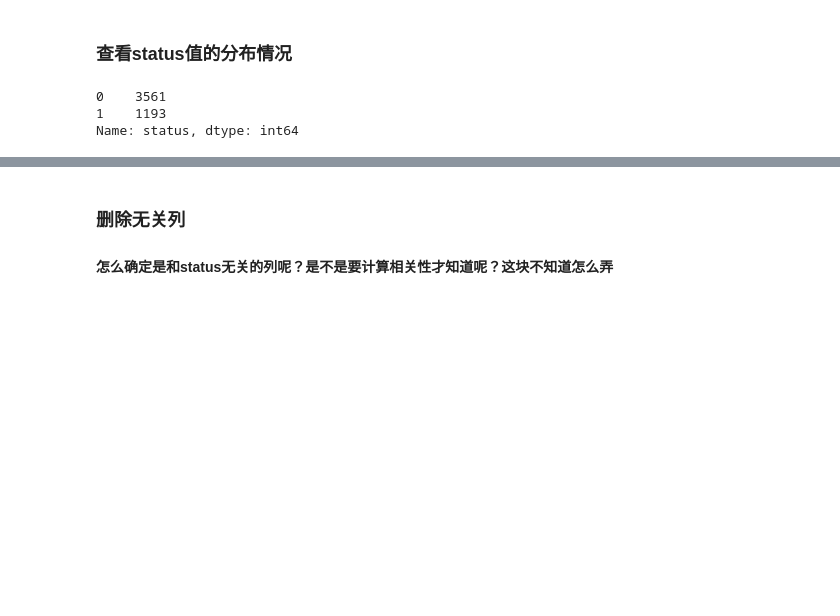
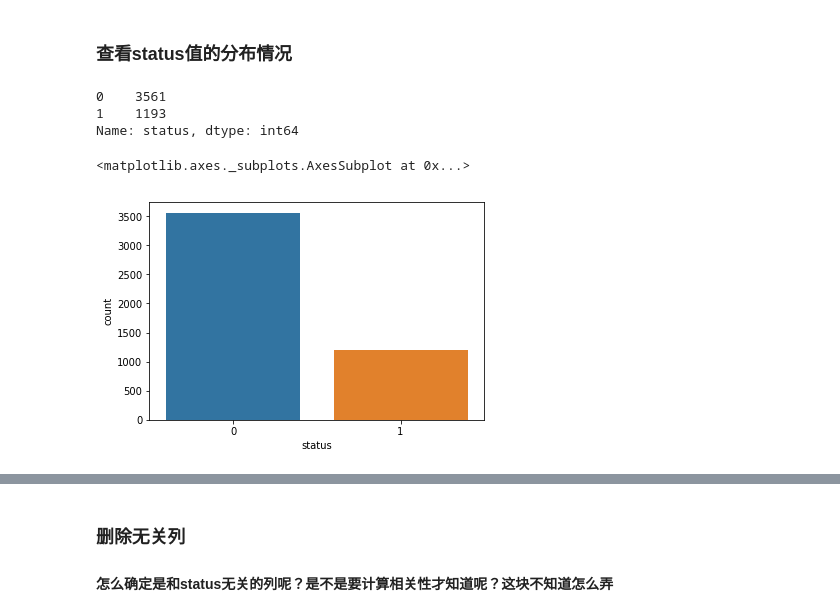
Before and after one commit to magicbuaa/Datawhale_Data_Minning, a Jupyter notebook: day1.ipynb, the cells around one changed output, grey strips where cells are left out. Cells and saved outputs as stored; diff of their text form; code cells hidden in the pictures; blank space fills up the shorter version.

```diff
--- a/day1.ipynb
+++ b/day1.ipynb
@@ -85,3 +86,8 @@ df['status'].value_counts()
 0    3561
 1    1193
 Name: status, dtype: int64
+# %%
+sns.countplot(df['status'])
+# %% [output]
+<matplotlib.axes._subplots.AxesSubplot at 0x...>
+[figure, added]
```
Also changed, not shown: parts of 18 cells of this notebook.
